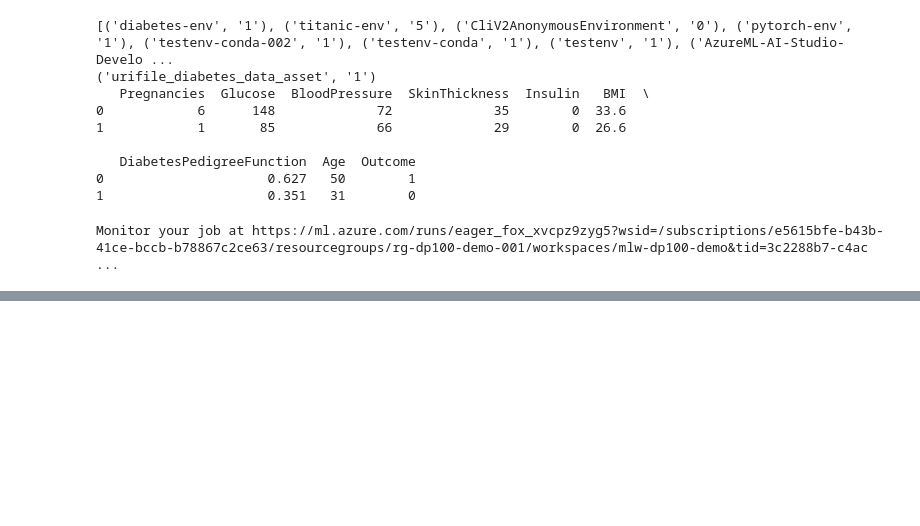
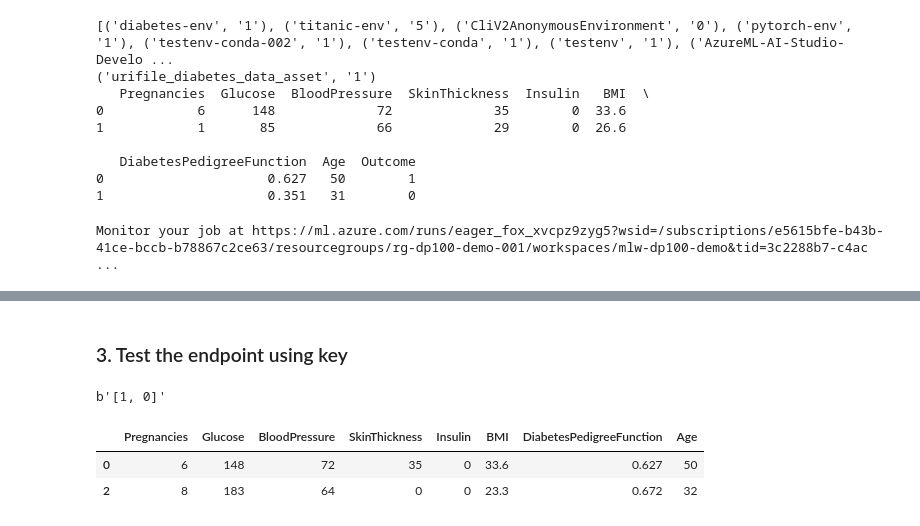
Before and after one commit to joshuavaple/dp-100, a Jupyter notebook: diabetes/diabetes_e2e.ipynb, the cells around one changed output, grey strips where cells are left out. Saved outputs shown, nothing was run; the diff lists cells and outputs as text; code cells hidden in the pictures; blank space fills up the shorter version.

Commit message:
added model deployment to real-time endpoint + test inference API calls using locally saved MLFlow model artifacts

```diff
--- a/diabetes/diabetes_e2e.ipynb
+++ b/diabetes/diabetes_e2e.ipynb
@@ -553,0 +731,45 @@ Monitor your job at https://ml.azure.com/runs/eager_fox_xvcpz9zyg5?wsid=/subscri
+# %% [markdown]
+### 3. Test the endpoint using key
+# %%
+import urllib.request
+import json
+import os
+import ssl
+
+def allowSelfSignedHttps(allowed):
+    # bypass the server certificate verification on client side
+    if allowed and not os.environ.get('PYTHONHTTPSVERIFY', '') and getattr(ssl, '_create_unverified_context', None):
+        ssl._create_default_https_context = ssl._create_unverified_context
+
+allowSelfSignedHttps(True) # this line is needed if you use self-signed certificate in your scoring service.
+
+# Request data goes here
+# More information can be found here:
+# https://docs.microsoft.com/azure/machine-learning/how-to-deploy-advanced-entry-script
+data =  {
+  "input_data": [[6,148,72,35,0,33.6,0.627,50],
+                 [1,85,66,29,0,26.6,0.351,31]], # needs a (-1,1) shape array where no.rows can be anything
+  "params": {}
+}
+
+body = str.encode(json.dumps(data))
+
+url = 'https://endpoint-diabetes-prediction.japaneast.inference.ml.azure.com/score'
+api_key = 'uEKUMJuhmY88DyJzWelBGyBgXWYCLphR'
+if not api_key:
+    raise Exception("A key should be provided to invoke the endpoint")
+
+# The azureml-model-deployment header will force the request to go to a specific deployment.
+# Remove this header to have the request observe the endpoint traffic rules
+headers = {'Content-Type':'application/json', 'Authorization':('Bearer '+ api_key), 'azureml-model-deployment': 'blue' }
+req = urllib.request.Request(url, body, headers)
+try:
+    response = urllib.request.urlopen(req)
+    result = response.read()
+    print(result)
+except urllib.error.HTTPError as error:
+    print("The request failed with status code: " + str(error.code))
+    print(error.info())
+    print(error.read().decode("utf8", 'ignore'))
+# %% [output]
+b'[1, 0]'
@@ -553,0 +800,8 @@ Monitor your job at https://ml.azure.com/runs/eager_fox_xvcpz9zyg5?wsid=/subscri
+# %%
+df = pd.read_csv('./data/diabetes.csv')
+df = df.drop(columns=['Outcome'], index=1)
+df.head(2)
+# %% [output]
+|  | Pregnancies | Glucose | BloodPressure | SkinThickness | Insulin | BMI | DiabetesPedigreeFunction | Age |
+| 0 | 6 | 148 | 72 | 35 | 0 | 33.6 | 0.627 | 50 |
+| 2 | 8 | 183 | 64 | 0 | 0 | 23.3 | 0.672 | 32 |
```
Also changed, not shown: parts of 15 cells of this notebook, 5 other files.
